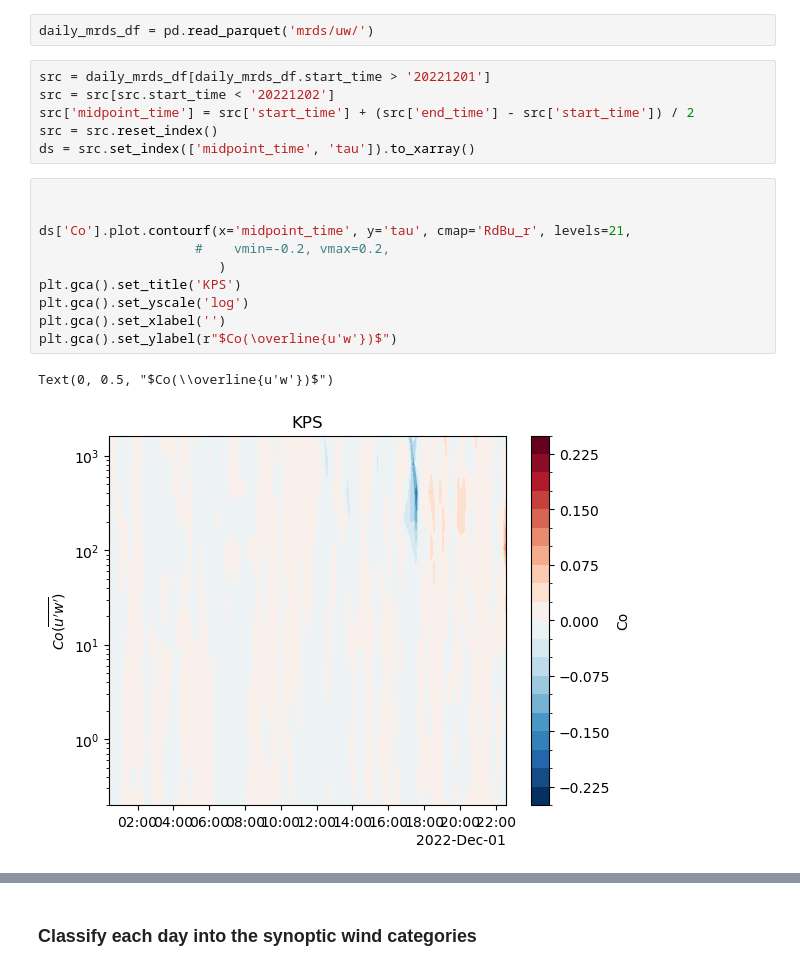
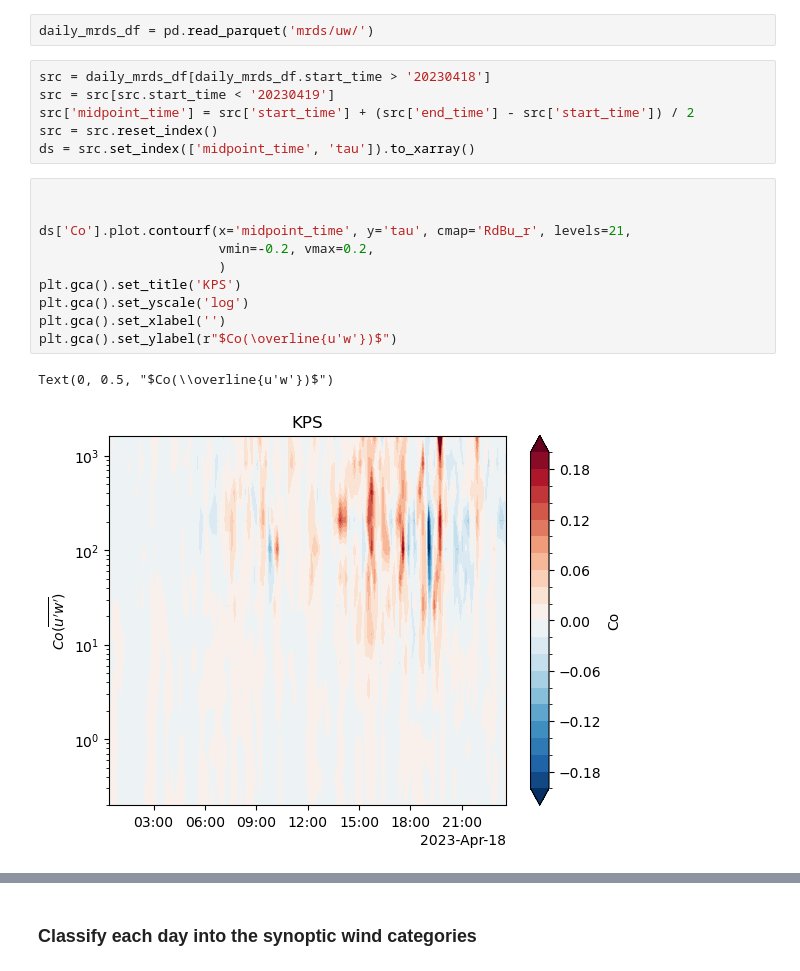
Before and after one commit to elischwat/sublimationofsnow, a Jupyter notebook: analysis/paper2/spectral_analysis_kps.ipynb, the cells around one changed output, grey strips where cells are left out. Cells and saved outputs as stored; diff of their text form.

```diff
--- a/analysis/paper2/spectral_analysis_kps.ipynb
+++ b/analysis/paper2/spectral_analysis_kps.ipynb
@@ -367,21 +367,21 @@ see scipt: analysis/paper2/spectral_analysis_kps_calculate_seasonal_spectra.py
 # %%
 daily_mrds_df = pd.read_parquet('mrds/uw/')
 # %%
-src = daily_mrds_df[daily_mrds_df.start_time > '20221201']
-src = src[src.start_time < '20221202']
+src = daily_mrds_df[daily_mrds_df.start_time > '20230418']
+src = src[src.start_time < '20230419']
 src['midpoint_time'] = src['start_time'] + (src['end_time'] - src['start_time']) / 2
 src = src.reset_index()
 ds = src.set_index(['midpoint_time', 'tau']).to_xarray()
 # %%
 
 
 ds['Co'].plot.contourf(x='midpoint_time', y='tau', cmap='RdBu_r', levels=21,
-                    #    vmin=-0.2, vmax=0.2,
+                       vmin=-0.2, vmax=0.2,
                        )
 plt.gca().set_title('KPS')
 plt.gca().set_yscale('log')
 plt.gca().set_xlabel('')
 plt.gca().set_ylabel(r"$Co(\overline{u'w'})$")
 # %% [output]
 Text(0, 0.5, "$Co(\\overline{u'w'})$")
-[figure, old version]
+[figure, new version]
```
Also changed, not shown: parts of 11 cells of this notebook, 1 other file.
